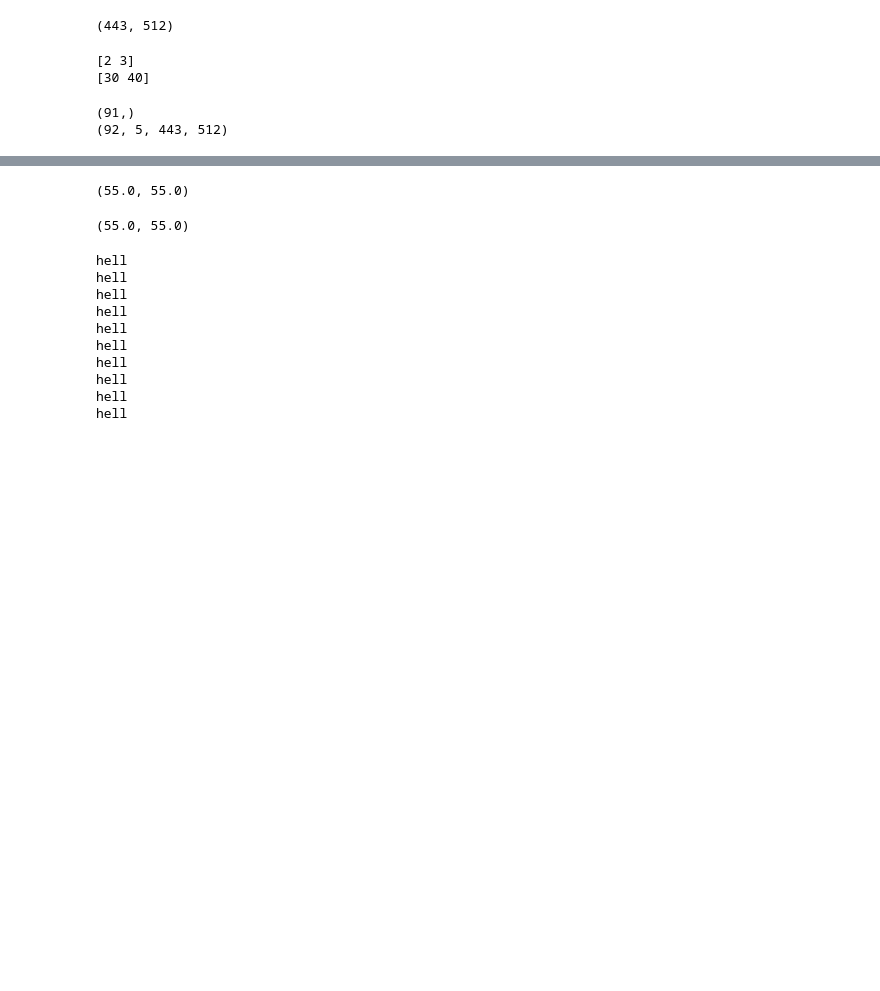
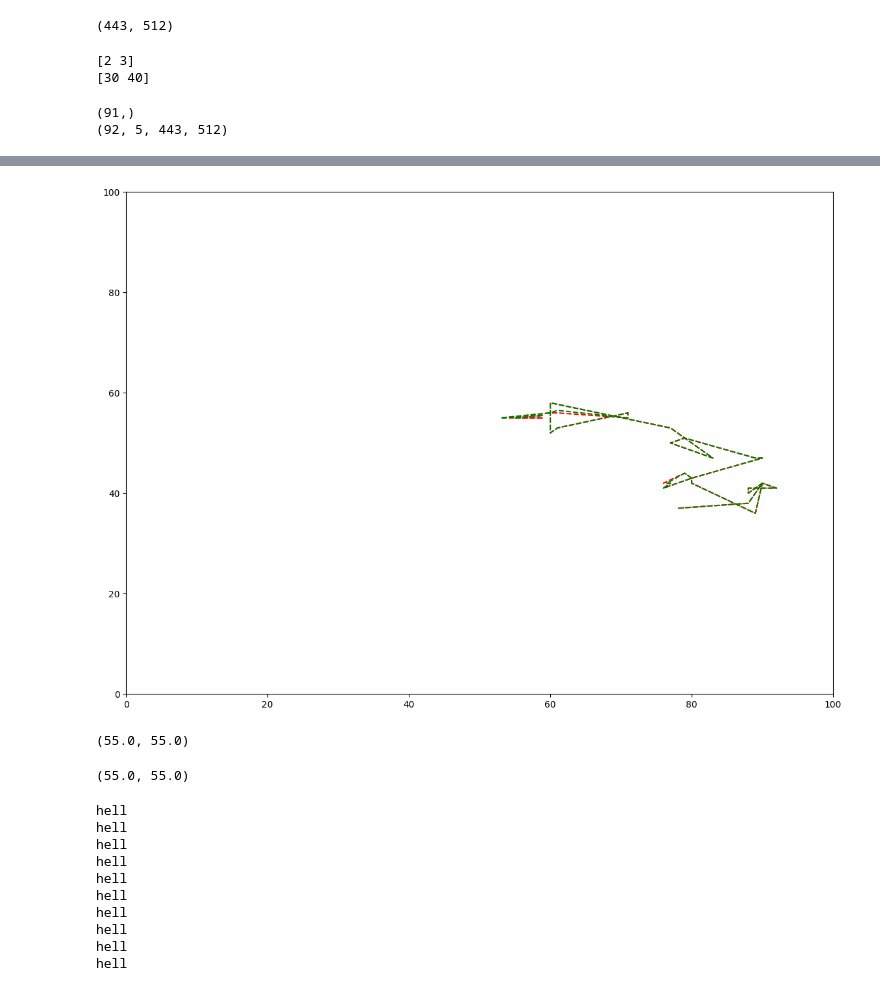
Before and after one commit to KlausYserentant/DLMBL_celltracking, a Jupyter notebook: Linear_assignment.ipynb, the cells around one changed output, grey strips where cells are left out. Cells and saved outputs as stored; diff of their text form; code cells hidden in the pictures; blank space fills up the shorter version.

```diff
--- a/Linear_assignment.ipynb
+++ b/Linear_assignment.ipynb
@@ -615,3 +597,12 @@ plt.show()
+# %%
+plt.plot(xposits[0], yposits[0], 'r--')
+plt.xlim([0,100])
+plt.ylim([0,100])
+plt.plot(cens[:,0], cens[:, 1], 'g--')
+
+plt.show()
+# %% [output]
+[figure, added]
 # %%
 skimage.measure.regionprops(bm_tracks[0,0])[0].centroid
 # %% [output]
```
Also changed, not shown: parts of 4 cells of this notebook, 20 other files.
